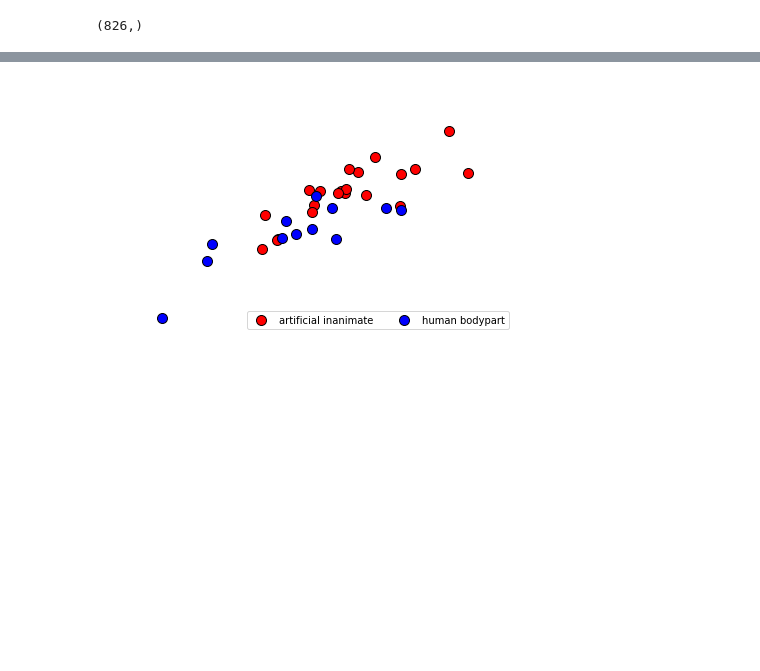
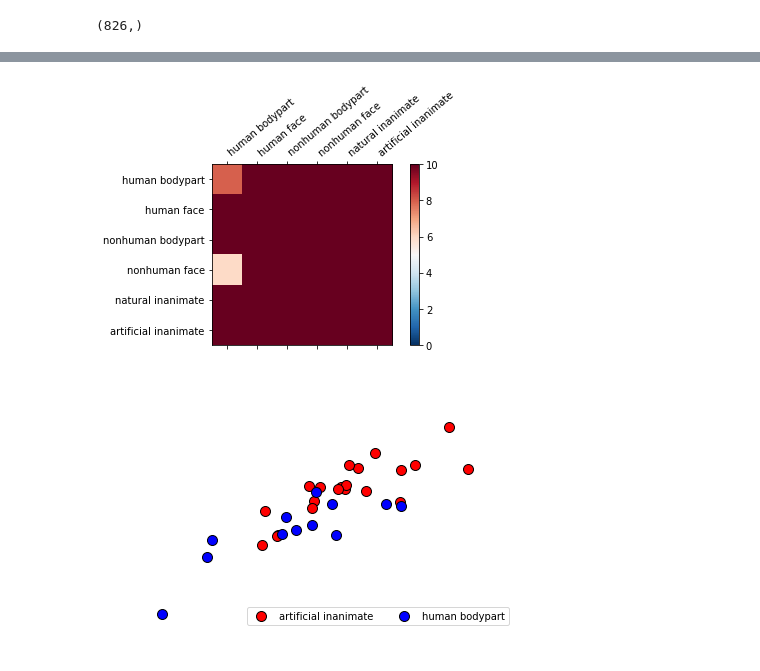
Before and after one commit to josh711/VisualObjects, a Jupyter notebook: decoding_rsa.ipynb, the cells around one changed output, grey strips where cells are left out. Cells and saved outputs as stored; diff of their text form; code cells hidden in the pictures; blank space fills up the shorter version.

```diff
--- a/decoding_rsa.ipynb
+++ b/decoding_rsa.ipynb
@@ -196,3 +227,47 @@ plt.show()
+# %%
+for i in range(len(y_pred)):
+    if 0<y_pred[i]<13:
+        y_pred[i]=1
+    elif 12<y_pred[i]<25:
+        y_pred[i]=2
+    elif 24<y_pred[i]<37:
+        y_pred[i]=3
+    elif 36<y_pred[i]<49:
+        y_pred[i]=4
+    elif 48<y_pred[i]<71:
+        y_pred[i]=5
+    elif 70<y_pred[i]<93:
+        y_pred[i]=6
+
+    if 0<y_test[i]<13:
+        y_test[i]=1
+    elif 12<y_test[i]<25:
+        y_test[i]=2
+    elif 24<y_test[i]<37:
+        y_test[i]=3
+    elif 36<y_test[i]<49:
+        y_test[i]=4
+    elif 48<y_test[i]<71:
+        y_test[i]=5
+    elif 70<y_test[i]<93:
+        y_test[i]=6
+# %%
+from sklearn.metrics import confusion_matrix
+confusion3 = confusion_matrix(y_test, y_pred)
+
+labels = ['human bodypart','human face','nonhuman bodypart','nonhuman face','natural inanimate','artificial inanimate']
+
+fig, ax = plt.subplots(1)
+im = ax.matshow(confusion3, cmap='RdBu_r', clim=[0, 10])
+ax.set_yticks(range(len(labels)))
+ax.set_yticklabels(labels)
+ax.set_xticks(range(len(labels)))
+ax.set_xticklabels(labels, rotation=40, ha='left')
+plt.colorbar(im)
+plt.tight_layout()
+plt.show()
+# %% [output]
+[figure, added]
 # %%
 fig, ax = plt.subplots(1)
 mds = MDS(2, random_state=0, dissimilarity='precomputed')
```
Also changed, not shown: parts of 11 cells of this notebook.
